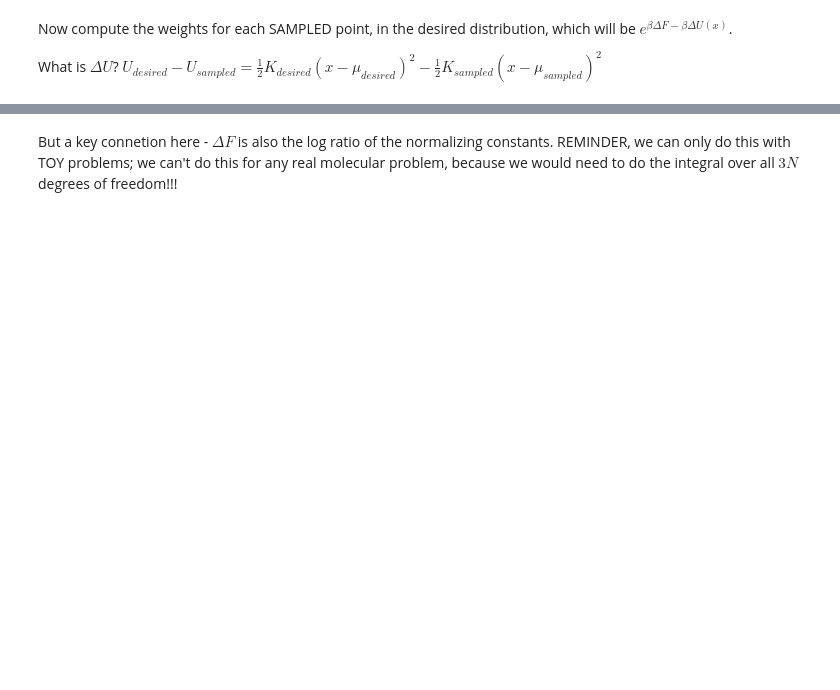
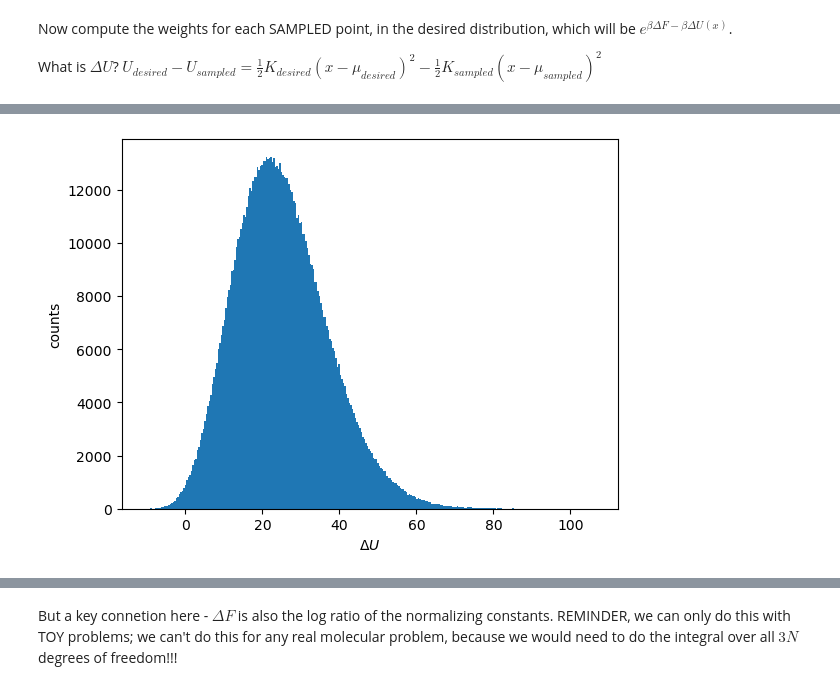
Before and after one commit to icomse/12th_workshop_biomolecular, a Jupyter notebook: Wednesday/harmonic-oscillators-free-energy.ipynb, the cells around one changed output, grey strips where cells are left out. Drawn from its saved outputs; the diff is of its cells as text; code cells hidden in the pictures; blank space fills up the shorter version.

```diff
--- a/Wednesday/harmonic-oscillators-free-energy.ipynb
+++ b/Wednesday/harmonic-oscillators-free-energy.ipynb
@@ -125,8 +142,10 @@ Now, our estimated $\Delta F = -\beta^{-1} \ln \frac{1}{N}\sum_{n=1}^N e^{\beta
 # %%
-plt.hist(dU,bins=30)
+plt.hist(dU,bins=300)
 plt.xlabel(r'$\Delta U$')
 plt.ylabel('counts')
 plt.show()
+# %% [output]
+[figure, added]
 # %%
 dF = -np.log(np.mean(np.exp(-dU)))
 print(dF)
```
Also changed, not shown: parts of 21 cells of this notebook, 32 other files.
